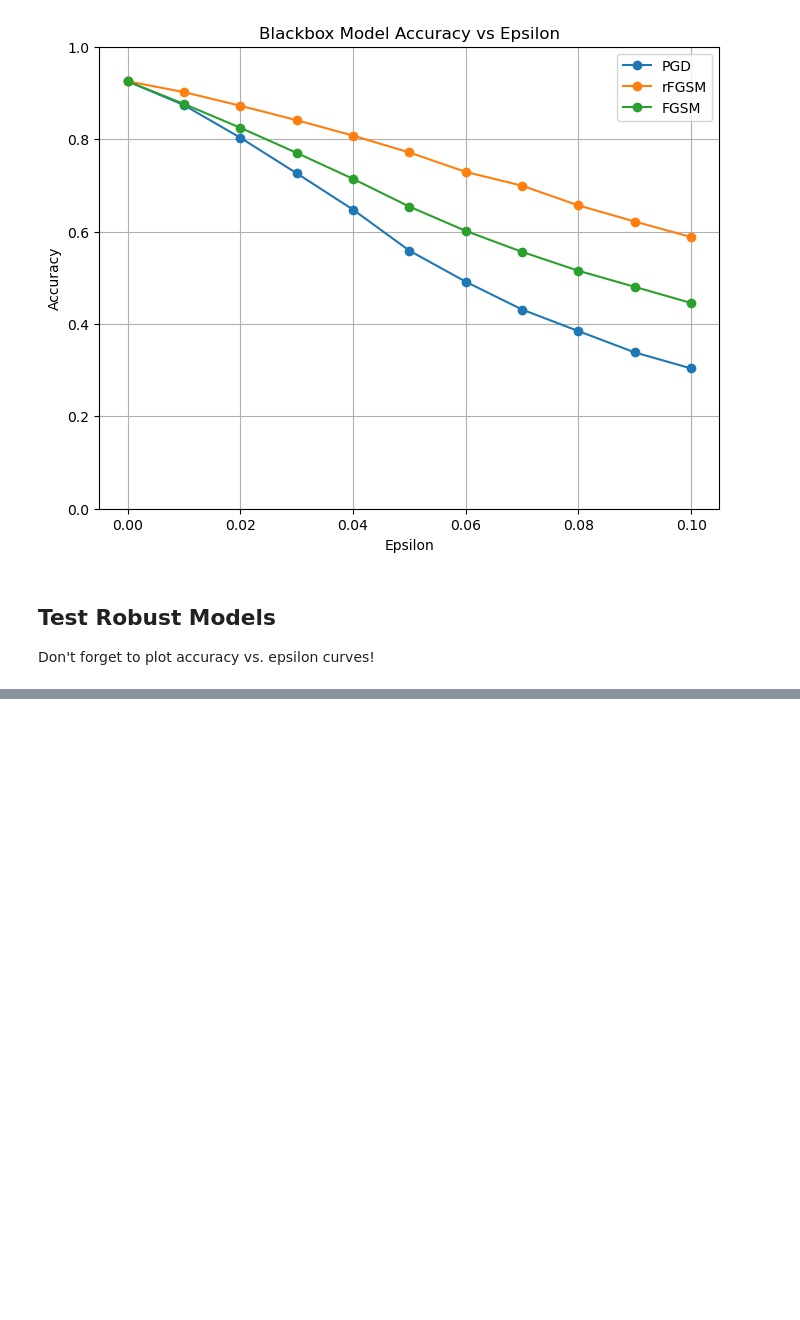
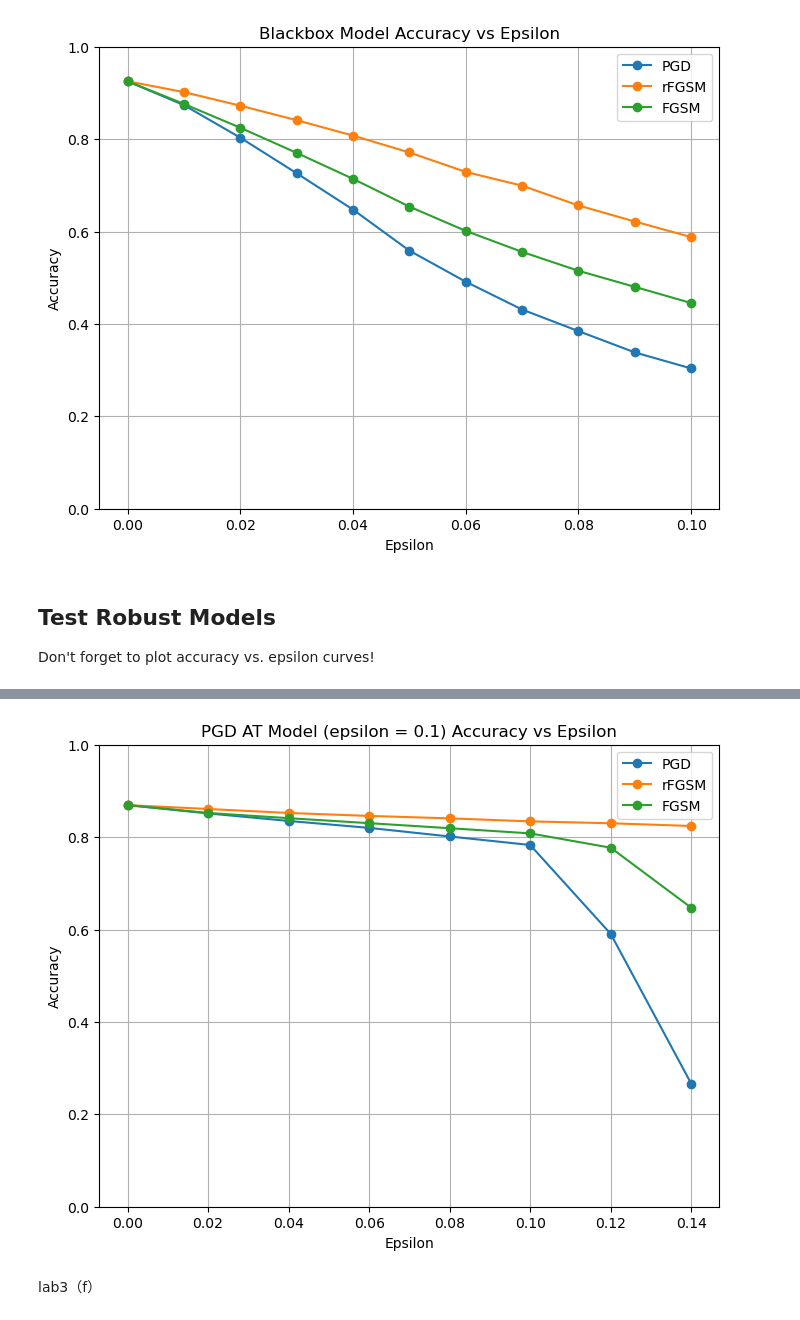
Before and after one commit to MaoMao-ai/ECE-661, a Jupyter notebook: HW5/HWK5_main.ipynb, the cells around one changed output, grey strips where cells are left out. Cells and saved outputs as stored; diff of their text form; code cells hidden in the pictures; blank space fills up the shorter version.

```diff
--- a/HW5/HWK5_main.ipynb
+++ b/HW5/HWK5_main.ipynb
@@ -63,12 +63,18 @@ net = models.NetA().to(device)
 
 ## Checkpoint name for this model
 #model_checkpoint = "netA_standard.pt"
-model_checkpoint = "netB_standard.pt"
-
+#model_checkpoint = "netB_standard.pt"
+#model_checkpoint = "netA_advtrain_fgsm0p1.pt"
+#model_checkpoint = "netA_advtrain_rfgsm0p1.pt"
+model_checkpoint = "netA_advtrain_pgd0p1.pt"
 ## Basic training params
 num_epochs = 20
 initial_lr = 0.001
 lr_decay_epoch = 15
+
+epsilon = 0.5
+perturb_iters = 4
+alpha = 1.85 * (epsilon / perturb_iters)
 
 optimizer = torch.optim.Adam(net.parameters(), lr=initial_lr)
 
@@ -81,8 +87,12 @@ for epoch in range(num_epochs):
     for batch_idx,(data,labels) in enumerate(train_loader):
         data = data.to(device); labels = labels.to(device)
 
+        #adv_data = attacks.FGSM_attack(net, device, data, labels, eps=epsilon)
+        #adv_data = attacks.rFGSM_attack(net, device, data, labels, eps=epsilon)
+        adv_data = attacks.PGD_attack(net, device, data, labels, eps=epsilon, alpha=alpha, iters=perturb_iters, rand_start=True)
+
         # Forward pass
-        outputs = net(data)
+        outputs = net(adv_data)
         net.zero_grad()
         optimizer.zero_grad()
         # Compute loss, gradients, and update params
@@ -352,0 +380,23 @@ print("Done!")
+# %%
+pgd_atk_acc = accuracies.copy()
+# %%
+fgsm_atk_acc = accuracies.copy()
+# %%
+rfgsm_atk_acc = accuracies.copy()
+# %%
+# Plot accuracy vs epsilon for the whitebox model
+plt.figure(figsize=(8, 6))
+plt.plot(epsilons, pgd_atk_acc, marker='o', label='PGD')
+plt.plot(epsilons, rfgsm_atk_acc, marker='o', label='rFGSM')
+plt.plot(epsilons, fgsm_atk_acc, marker='o', label='FGSM')
+plt.legend()
+plt.title('PGD AT Model (epsilon = 0.1) Accuracy vs Epsilon')
+plt.xlabel('Epsilon')
+plt.ylabel('Accuracy')
+plt.ylim([0, 1])
+plt.grid(True)
+plt.show()
+# %% [output]
+[figure, added]
+# %% [markdown]
+lab3（f）
```
Also changed, not shown: parts of 7 cells of this notebook.
